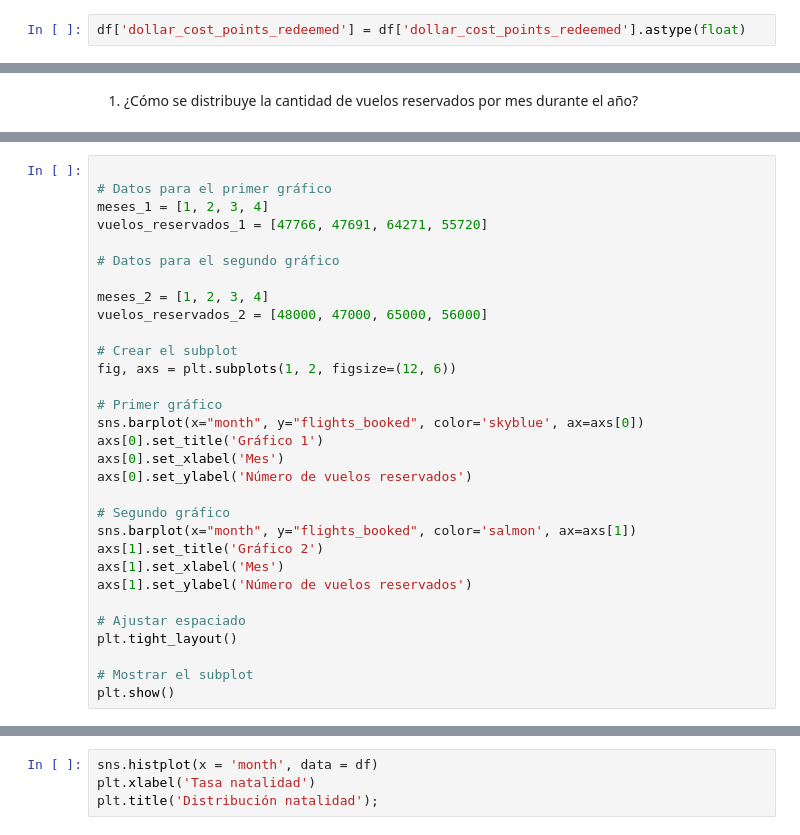
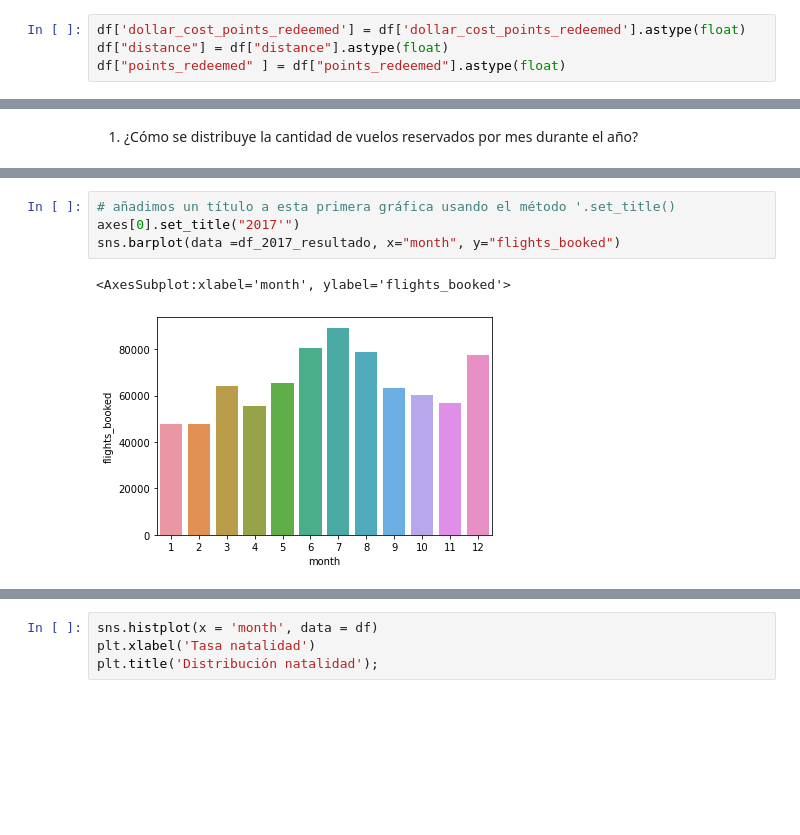
Before and after one commit to Adalab/bda-modulo-3-evaluacion-final-mirnaospinobarrios, a Jupyter notebook: bda-modulo-3.ipynb, the cells around one changed output, grey strips where cells are left out. Saved outputs shown, nothing was run; the diff lists cells and outputs as text; blank space fills up the shorter version.

```diff
--- a/bda-modulo-3.ipynb
+++ b/bda-modulo-3.ipynb
@@ -341,2 +332,4 @@ df.head(1)
 # %%
 df['dollar_cost_points_redeemed'] = df['dollar_cost_points_redeemed'].astype(float)
+df["distance"] = df["distance"].astype(float)
+df["points_redeemed" ] = df["points_redeemed"].astype(float)
@@ -511,31 +414,7 @@ DataFrame para el año 2018:
-# %%
-
-# Datos para el primer gráfico
-meses_1 = [1, 2, 3, 4]
-vuelos_reservados_1 = [47766, 47691, 64271, 55720]
-
-# Datos para el segundo gráfico
-
-meses_2 = [1, 2, 3, 4]
-vuelos_reservados_2 = [48000, 47000, 65000, 56000]
-
-# Crear el subplot
-fig, axs = plt.subplots(1, 2, figsize=(12, 6))
-
-# Primer gráfico
-sns.barplot(x="month", y="flights_booked", color='skyblue', ax=axs[0])
-axs[0].set_title('Gráfico 1')
-axs[0].set_xlabel('Mes')
-axs[0].set_ylabel('Número de vuelos reservados')
-
-# Segundo gráfico
-sns.barplot(x="month", y="flights_booked", color='salmon', ax=axs[1])
-axs[1].set_title('Gráfico 2')
-axs[1].set_xlabel('Mes')
-axs[1].set_ylabel('Número de vuelos reservados')
-
-# Ajustar espaciado
-plt.tight_layout()
-
-# Mostrar el subplot
-plt.show()
+# %%
+# añadimos un título a esta primera gráfica usando el método '.set_title()
+axes[0].set_title("2017'")
+sns.barplot(data =df_2017_resultado, x="month", y="flights_booked")
+# %% [output]
+<AxesSubplot:xlabel='month', ylabel='flights_booked'>
+[figure, added]
```
Also changed, not shown: parts of 59 cells of this notebook.
